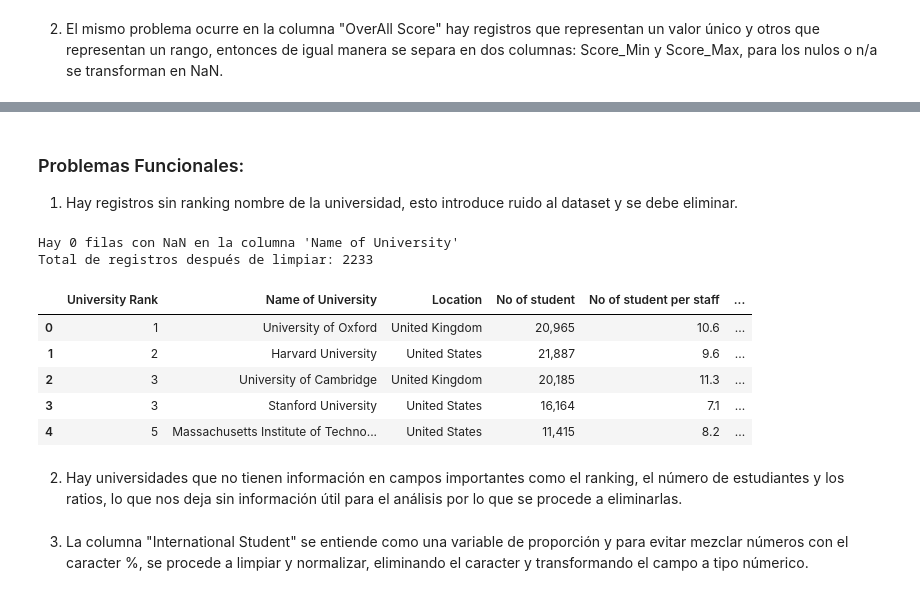
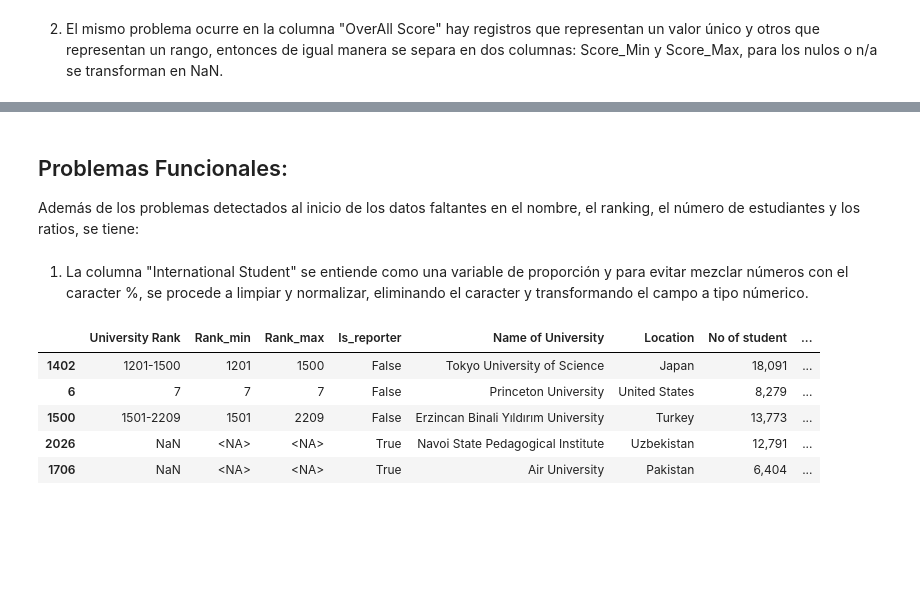
Before and after one commit to oscary31/DM_OscaryArocha, a Jupyter notebook: Asig1/asignacion1.ipynb, the cells around one changed output, grey strips where cells are left out. Cells and saved outputs as stored; diff of their text form; code cells hidden in the pictures; blank space fills up the shorter version.

```diff
--- a/Asig1/asignacion1.ipynb
+++ b/Asig1/asignacion1.ipynb
@@ -190,32 +197,25 @@ df_new.head()
 # %% [markdown]
-### Problemas Funcionales:
+## Problemas Funcionales:
 
-1. Hay registros sin ranking nombre de la universidad, esto introduce ruido al dataset y se debe eliminar.
+Además de los problemas detectados al inicio de los datos faltantes en el nombre, el ranking, el número de estudiantes y los ratios, se tiene:
-# %%
-# Calcular cuántas filas tienen NaN en 'Name of University'
-total_nulos = df['Name of University'].isna().sum()
-print(f"Hay {total_nulos} filas con NaN en la columna 'Name of University'")
-
-# Eliminar filas donde 'Name of University' está vacío o es NaN
-df = df.dropna(subset=['Name of University'])
-
-# También eliminar filas con strings vacíos o solo espacios en blanco
-df = df[df['Name of University'].str.strip() != '']
-
-# Verificar cuántos registros quedaron
-print(f"Total de registros después de limpiar: {len(df)}")
-df.head()
-# %% [output]
-Hay 0 filas con NaN en la columna 'Name of University'
-Total de registros después de limpiar: 2233
-|  | University Rank | Name of University | Location | No of student | No of student per staff | ... |
-| 0 | 1 | University of Oxford | United Kingdom | 20,965 | 10.6 | ... |
-| 1 | 2 | Harvard University | United States | 21,887 | 9.6 | ... |
-| 2 | 3 | University of Cambridge | United Kingdom | 20,185 | 11.3 | ... |
-| 3 | 3 | Stanford University | United States | 16,164 | 7.1 | ... |
-| 4 | 5 | Massachusetts Institute of Techno... | United States | 11,415 | 8.2 | ... |
-# %% [markdown]
-2. Hay universidades que no tienen información en campos importantes como el ranking, el número de estudiantes y los ratios, lo que nos deja sin información útil para el análisis por lo que se procede a eliminarlas.
 # %% [markdown]
 
-3. La columna "International Student" se entiende como una variable de proporción y para evitar mezclar números con el caracter %, se procede a limpiar y normalizar, eliminando el caracter y transformando el campo a tipo númerico.
+1. La columna "International Student" se entiende como una variable de proporción y para evitar mezclar números con el caracter %, se procede a limpiar y normalizar, eliminando el caracter y transformando el campo a tipo númerico.
+# %%
+# Renombrar la columna para mayor claridad
+df = df.rename(columns={'International Student': 'International Student (%)'})
+
+# Eliminar el símbolo de '%' y cualquier espacio en blanco
+df['International Student (%)'] = df['International Student (%)'].str.replace('%', '').str.strip()
+
+# Convertimos a numérico
+df['International Student (%)'] = pd.to_numeric(df['International Student (%)'], errors='coerce')
+
+df.sample(5)
+# %% [output]
+|  | University Rank | Rank_min | Rank_max | Is_reporter | Name of University | Location | No of student | ... |
+| 1402 | 1201-1500 | 1201 | 1500 | False | Tokyo University of Science | Japan | 18,091 | ... |
+| 6 | 7 | 7 | 7 | False | Princeton University | United States | 8,279 | ... |
+| 1500 | 1501-2209 | 1501 | 2209 | False | Erzincan Binali Yıldırım University | Turkey | 13,773 | ... |
+| 2026 | NaN | <NA> | <NA> | True | Navoi State Pedagogical Institute | Uzbekistan | 12,791 | ... |
+| 1706 | NaN | <NA> | <NA> | True | Air University | Pakistan | 6,404 | ... |
```
Also changed, not shown: parts of 13 cells of this notebook.
